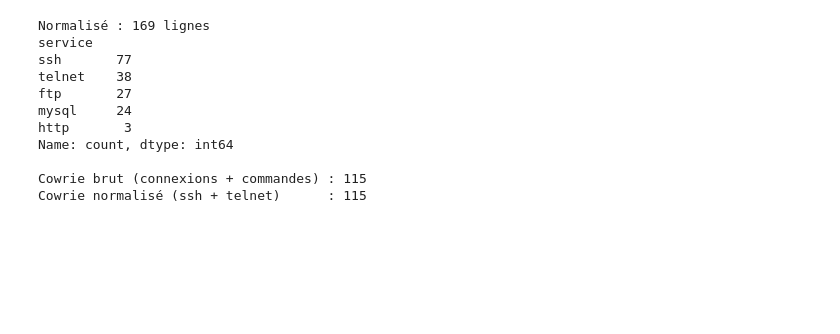
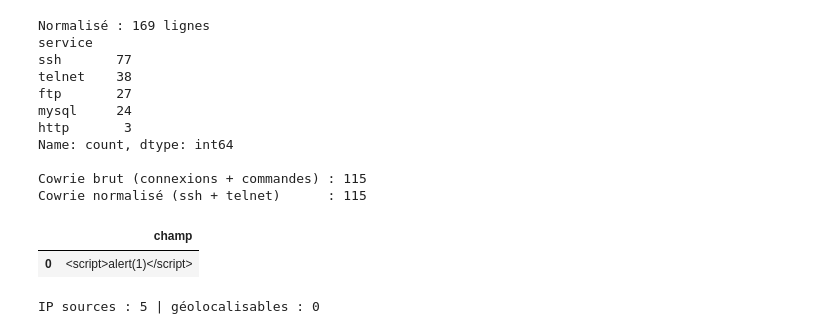
Before and after one commit to 4lae-codes/projet-honeypot-files, a Jupyter notebook: analyse/notebooks/analyse-complet.ipynb, the cells around one changed output. Cells and saved outputs as stored; diff of their text form; code cells hidden in the pictures; blank space fills up the shorter version.

```diff
--- a/analyse/notebooks/analyse-complet.ipynb
+++ b/analyse/notebooks/analyse-complet.ipynb
@@ -296,3 +277,15 @@ Name: count, dtype: int64
 
 Cowrie brut (connexions + commandes) : 115
 Cowrie normalisé (ssh + telnet)      : 115
+# %%
+pd.DataFrame({"champ": ["<script>alert(1)</script>"]})
+# %% [output]
+|  | champ |
+| 0 | <script>alert(1)</script> |
+# %%
+import ipaddress
+ips = cw["src_ip"].dropna().unique()
+publiques = [i for i in ips if ipaddress.ip_address(i).is_global]
+print("IP sources :", len(ips), "| géolocalisables :", len(publiques))
+# %% [output]
+IP sources : 5 | géolocalisables : 0
```
Also changed, not shown: parts of 5 cells of this notebook, 8 other files.
